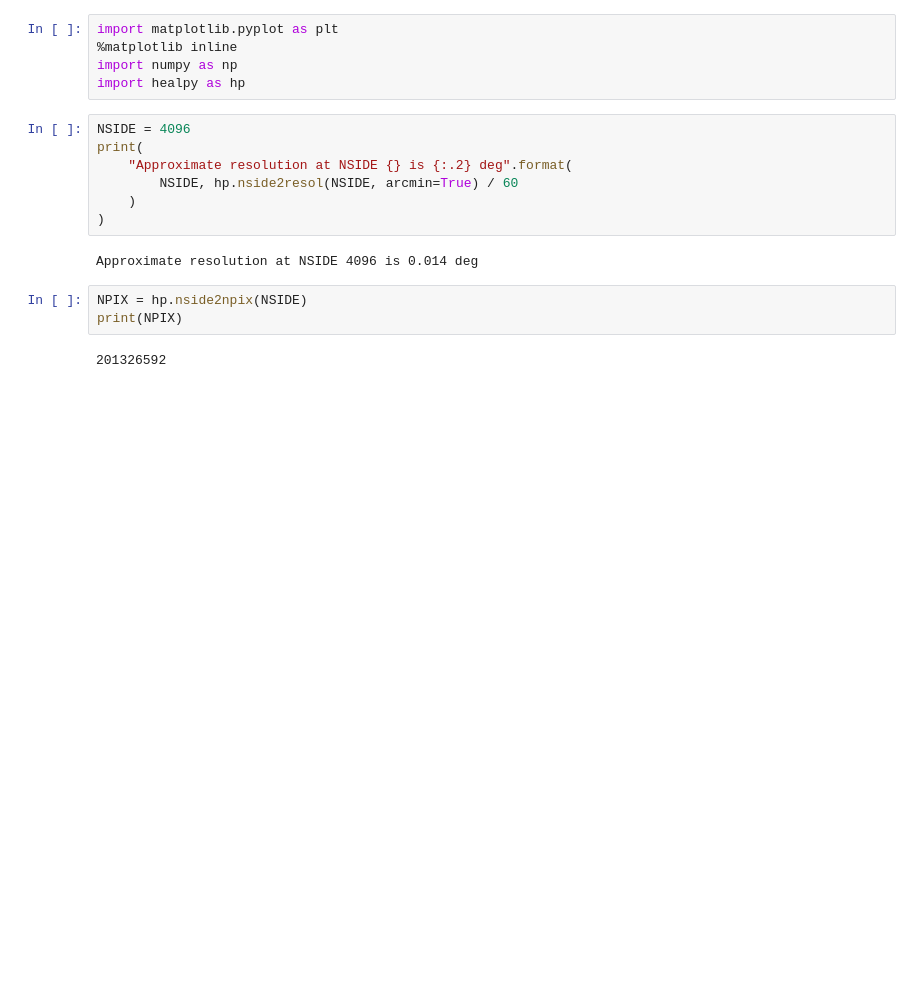
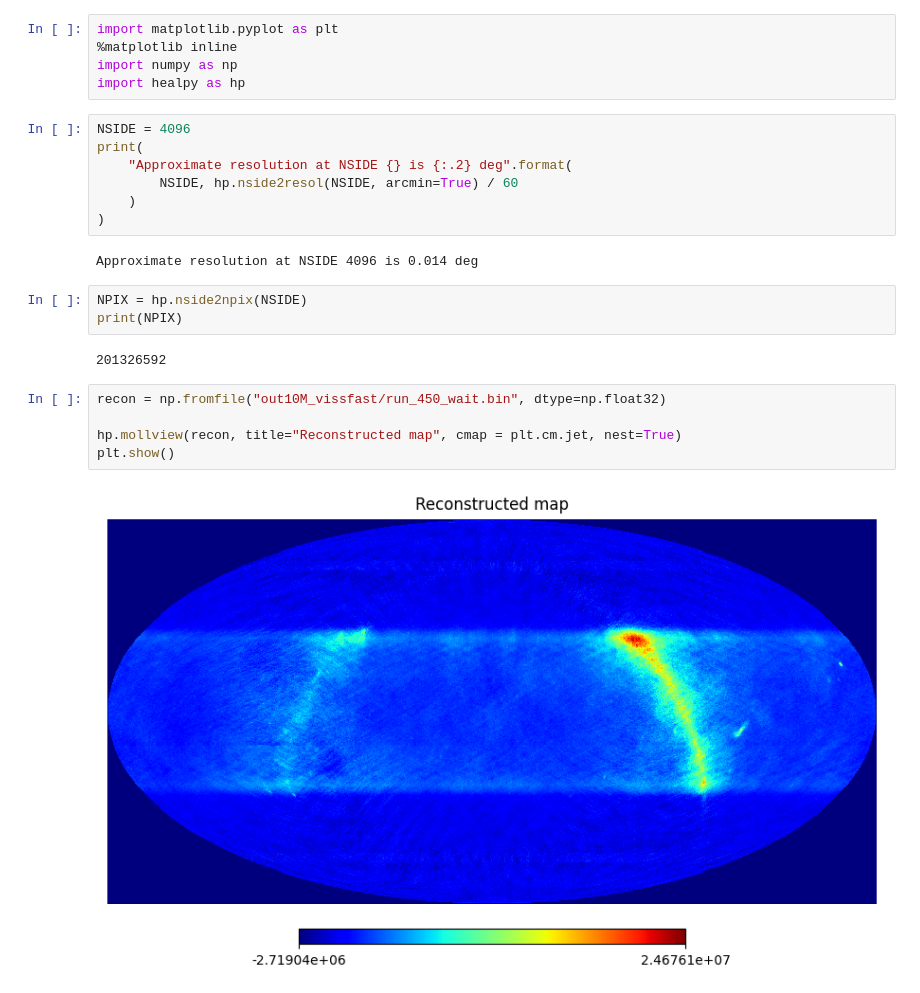
Before and after one commit to SSshuishui/viss_optimize_ws, a Jupyter notebook: healpix_ws_10Mhz.ipynb, the cells around one changed output. Saved outputs shown, nothing was run; the diff lists cells and outputs as text; blank space fills up the shorter version.

```diff
--- a/healpix_ws_10Mhz.ipynb
+++ b/healpix_ws_10Mhz.ipynb
@@ -17,3 +17,10 @@ NPIX = hp.nside2npix(NSIDE)
 print(NPIX)
 # %% [output]
 201326592
+# %%
+recon = np.fromfile("out10M_vissfast/run_450_wait.bin", dtype=np.float32)
+
+hp.mollview(recon, title="Reconstructed map", cmap = plt.cm.jet, nest=True)
+plt.show()
+# %% [output]
+[figure, added]
```
Also changed, not shown: parts of 30 cells of this notebook, 20 other files.
